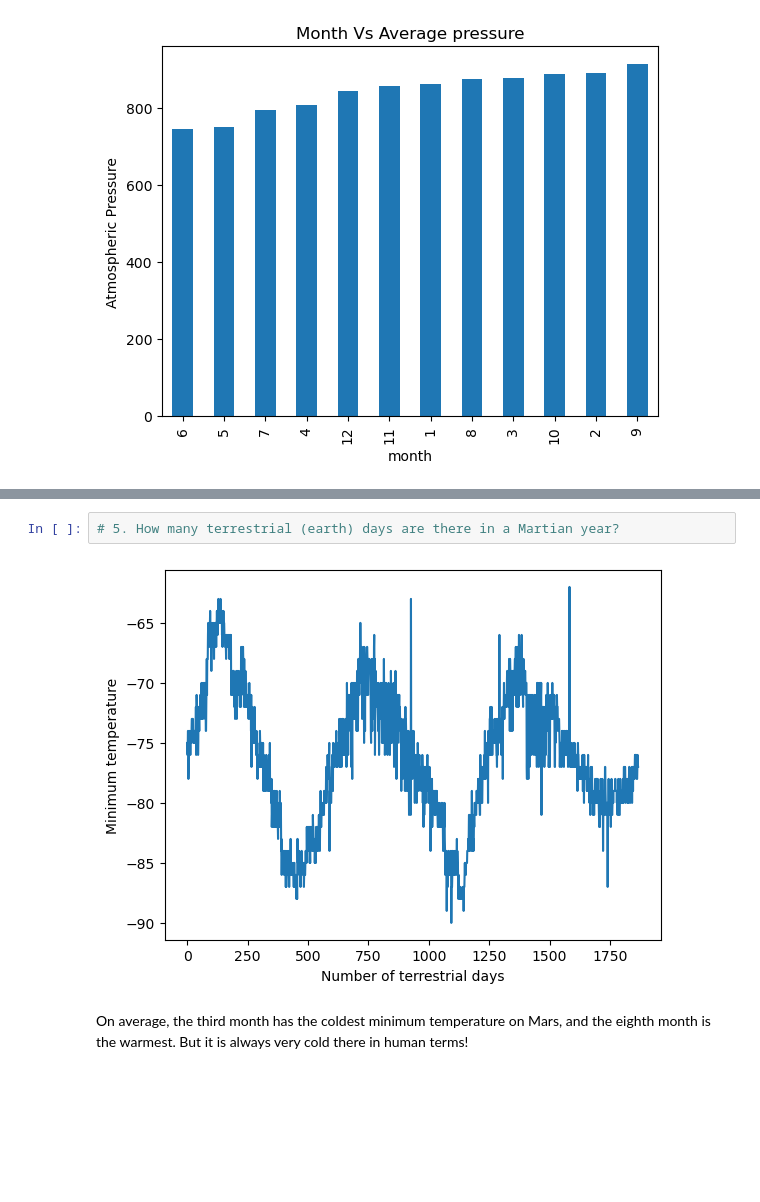
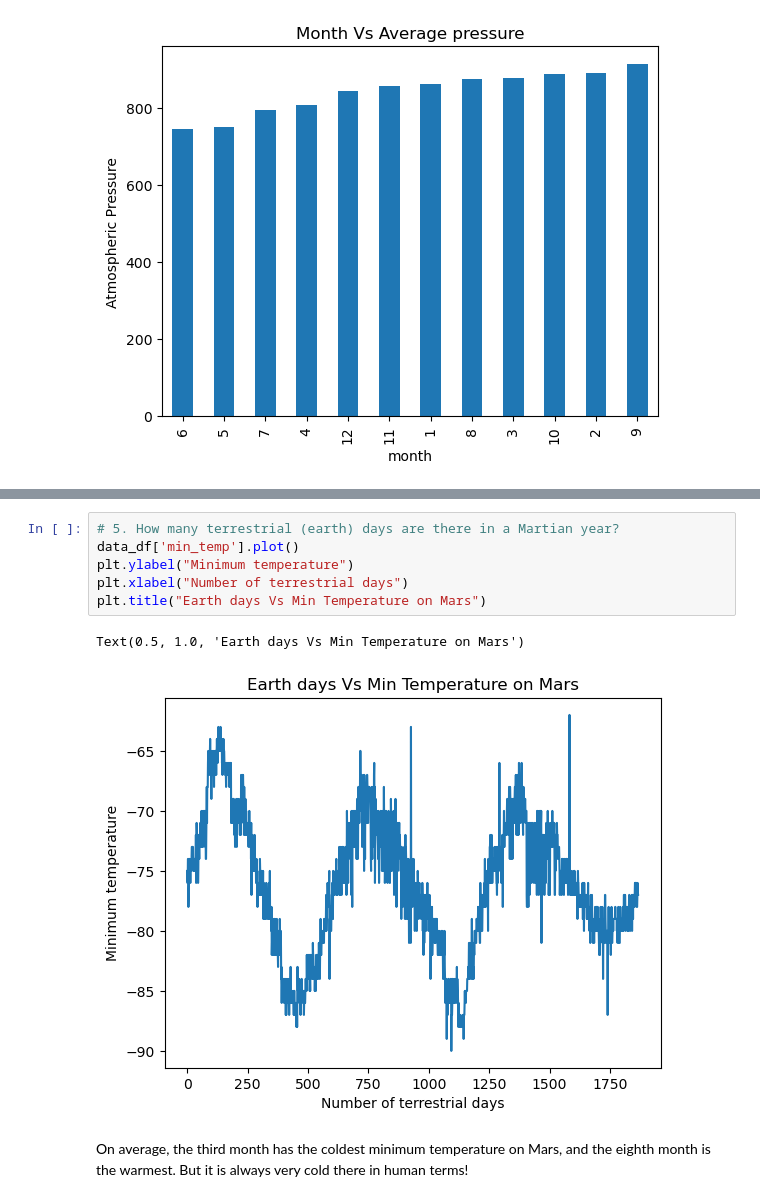
Before and after one commit to Lovepreet008/data_collection, a Jupyter notebook: part_2_mars_weather.ipynb, the cells around one changed output, grey strips where cells are left out. Saved outputs shown, nothing was run; the diff lists cells and outputs as text; blank space fills up the shorter version.

```diff
--- a/part_2_mars_weather.ipynb
+++ b/part_2_mars_weather.ipynb
@@ -251,7 +259,12 @@ Text(0.5, 1.0, 'Month Vs Average pressure')
 # %%
 # 5. How many terrestrial (earth) days are there in a Martian year?
+data_df['min_temp'].plot()
+plt.ylabel("Minimum temperature")
+plt.xlabel("Number of terrestrial days")
+plt.title("Earth days Vs Min Temperature on Mars")
 # %% [output]
+Text(0.5, 1.0, 'Earth days Vs Min Temperature on Mars')
-[figure, old version]
+[figure, new version]
 # %% [markdown]
 On average, the third month has the coldest minimum temperature on Mars, and the eighth month is the warmest. But it is always very cold there in human terms!
 # %% [markdown]
```
Also changed, not shown: parts of 3 cells of this notebook, 2 other files.
